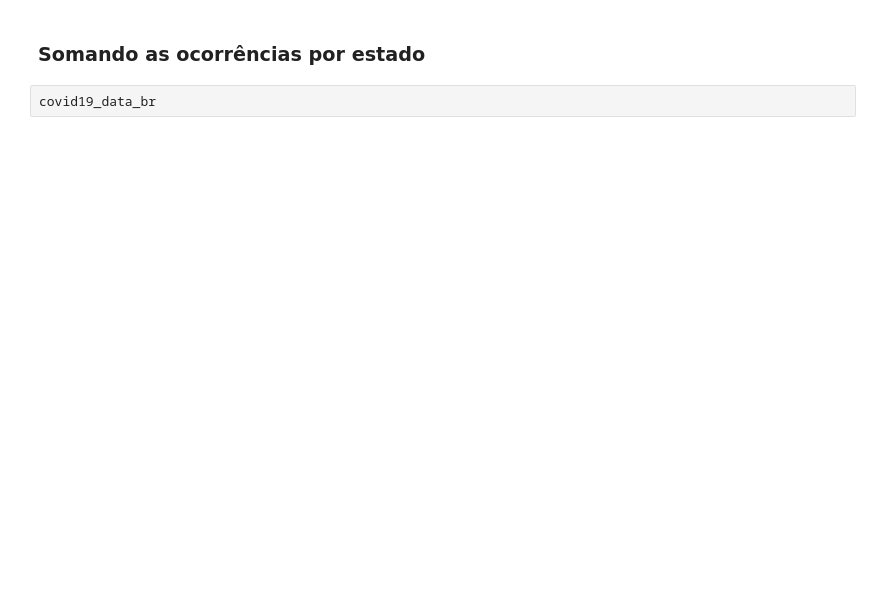
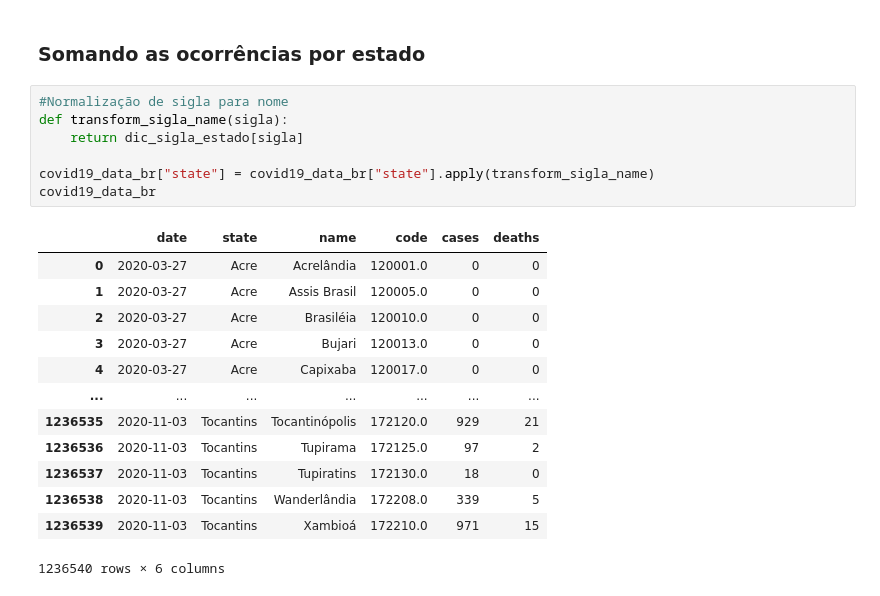
Before and after one commit to Thomasr-02/COVID-DataAnalysis, a Jupyter notebook: dataAnalysis.ipynb, the cells around one changed output. Cells and saved outputs as stored; diff of their text form; blank space fills up the shorter version.

```diff
--- a/dataAnalysis.ipynb
+++ b/dataAnalysis.ipynb
@@ -106,4 +87,23 @@ dic_estado_sigla = dict([(value, key) for key, value in dic_sigla_estado.items()
 # %% [markdown]
 ### Somando as ocorrências por estado
-# %%
-covid19_data_br
+# %%
+#Normalização de sigla para nome
+def transform_sigla_name(sigla):
+    return dic_sigla_estado[sigla]
+
+covid19_data_br["state"] = covid19_data_br["state"].apply(transform_sigla_name)
+covid19_data_br
+# %% [output]
+|  | date | state | name | code | cases | deaths |
+| 0 | 2020-03-27 | Acre | Acrelândia | 120001.0 | 0 | 0 |
+| 1 | 2020-03-27 | Acre | Assis Brasil | 120005.0 | 0 | 0 |
+| 2 | 2020-03-27 | Acre | Brasiléia | 120010.0 | 0 | 0 |
+| 3 | 2020-03-27 | Acre | Bujari | 120013.0 | 0 | 0 |
+| 4 | 2020-03-27 | Acre | Capixaba | 120017.0 | 0 | 0 |
+| ... | ... | ... | ... | ... | ... | ... |
+| 1236535 | 2020-11-03 | Tocantins | Tocantinópolis | 172120.0 | 929 | 21 |
+| 1236536 | 2020-11-03 | Tocantins | Tupirama | 172125.0 | 97 | 2 |
+| 1236537 | 2020-11-03 | Tocantins | Tupiratins | 172130.0 | 18 | 0 |
+| 1236538 | 2020-11-03 | Tocantins | Wanderlândia | 172208.0 | 339 | 5 |
+| 1236539 | 2020-11-03 | Tocantins | Xambioá | 172210.0 | 971 | 15 |
+1236540 rows × 6 columns
```
Also changed, not shown: parts of 6 cells of this notebook, 1 other file.
